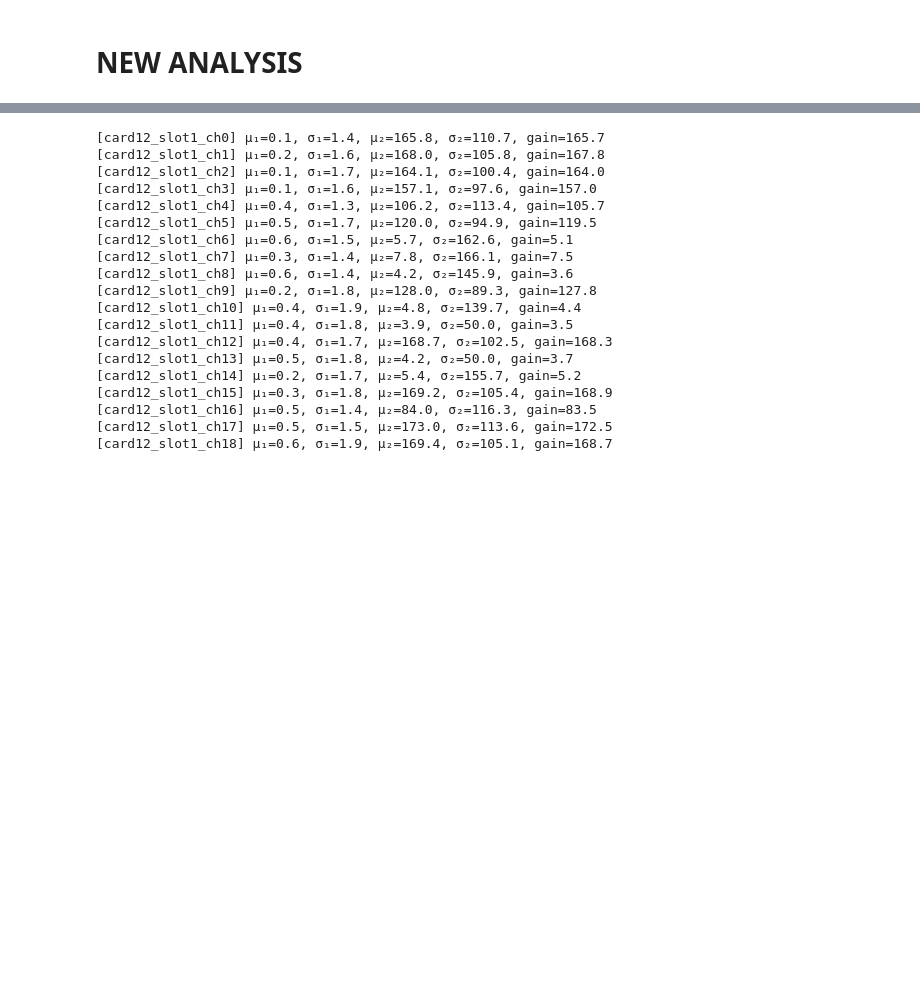
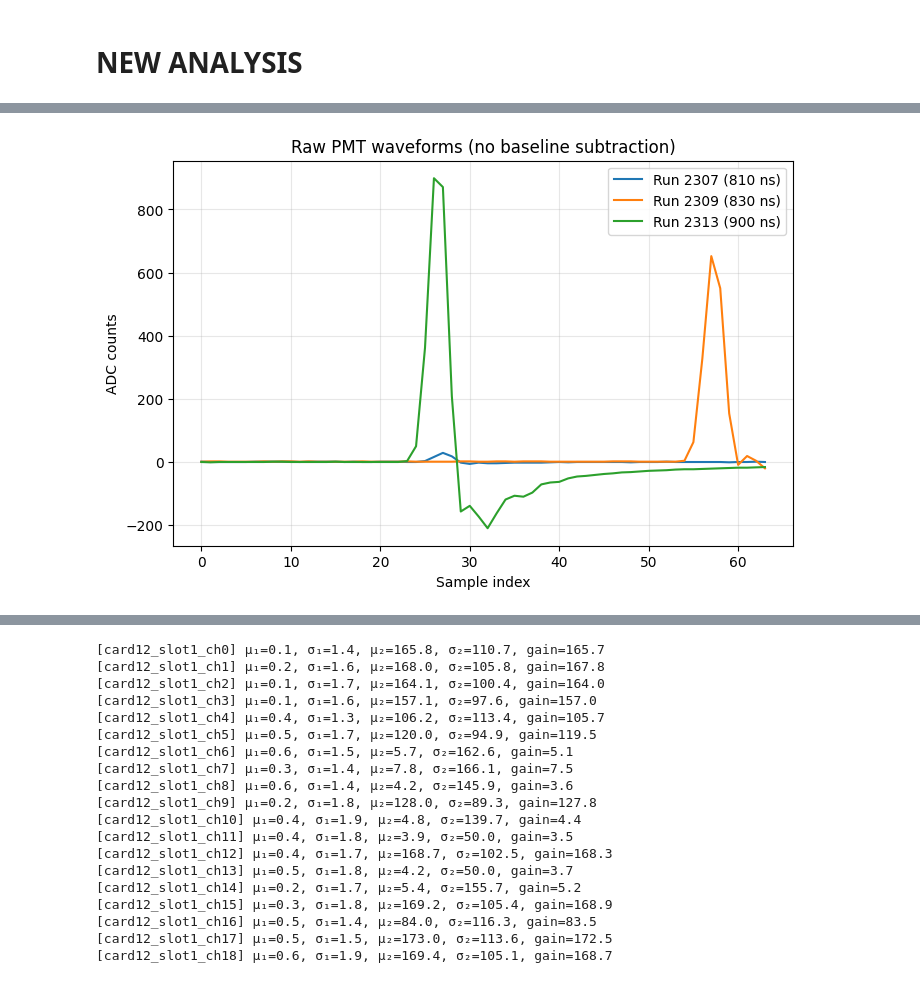
Before and after one commit to elenaramos44/WCTE_MC-Data_Validation_with_GAIN_Calibration, a Jupyter notebook: CALIBRATION.ipynb, the cells around one changed output, grey strips where cells are left out. Saved outputs shown, nothing was run; the diff lists cells and outputs as text; code cells hidden in the pictures; blank space fills up the shorter version.

```diff
--- a/CALIBRATION.ipynb
+++ b/CALIBRATION.ipynb
@@ -997,0 +1050,35 @@ Branch names:
+# %%
+pulse_widths = {2307: 810, 2309: 830, 2313: 900}
+
+plt.figure(figsize=(8,5))
+
+for run, width in pulse_widths.items():
+    path = f"/scratch/elena/WCTE_DATA_ANALYSIS/WCTE_MC-Data_Validation_with_GAIN_Calibration/root_files/WCTE_offline_R{run}S0P0.root"
+    tree = uproot.open(f"{path}:WCTEReadoutWindows")
+
+    # Read first few events to look at raw waveforms
+    data = tree.arrays(["pmt_waveforms"], entry_start=0, entry_stop=50, library="ak")
+
+    # Loop over events and pick a waveform that looks like it contains a pulse
+    found = False
+    for evt in range(len(data["pmt_waveforms"])):
+        wfs_evt = data["pmt_waveforms"][evt]
+        if len(wfs_evt) == 0:
+            continue
+        wf = np.array(wfs_evt[0])
+        if wf.max() > 20:  # signal threshold (adjust if needed)
+            plt.plot(wf, label=f"Run {run} ({width} ns)")
+            found = True
+            break
+
+    if not found:
+        print(f"No waveform with visible pulse found in run {run}")
+
+plt.xlabel("Sample index")
+plt.ylabel("ADC counts")
+plt.title("Raw PMT waveforms (no baseline subtraction)")
+plt.legend()
+plt.grid(alpha=0.3)
+plt.show()
+# %% [output]
+[figure, added]
```
Also changed, not shown: parts of 26 cells of this notebook, 1 other file.
